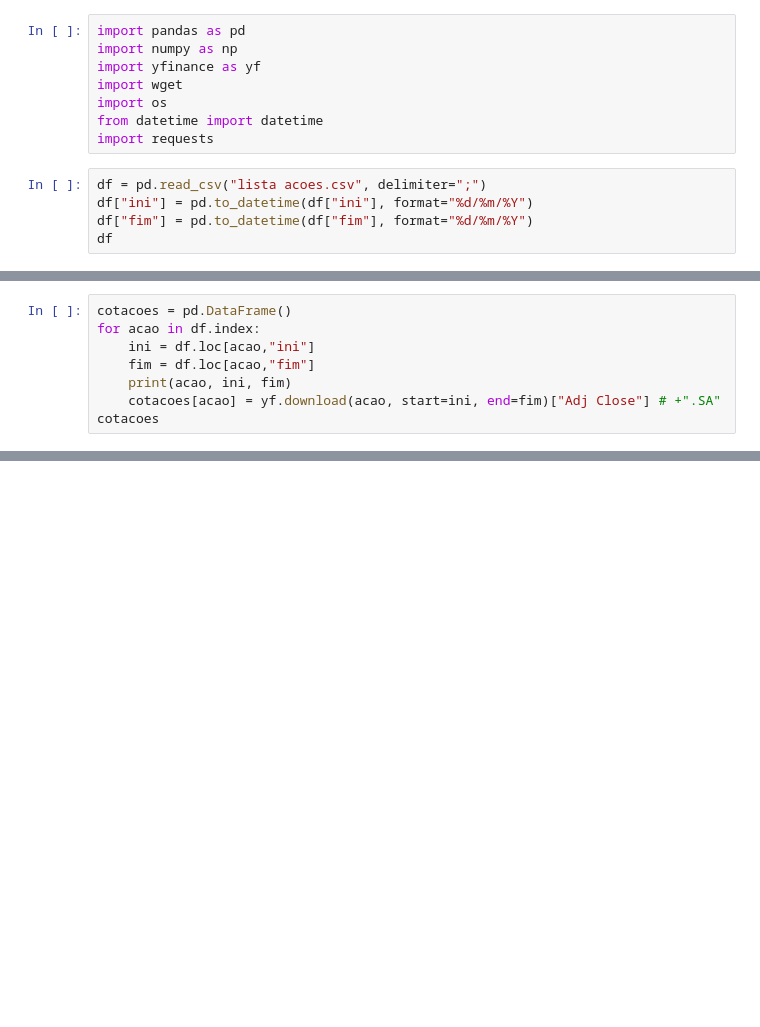
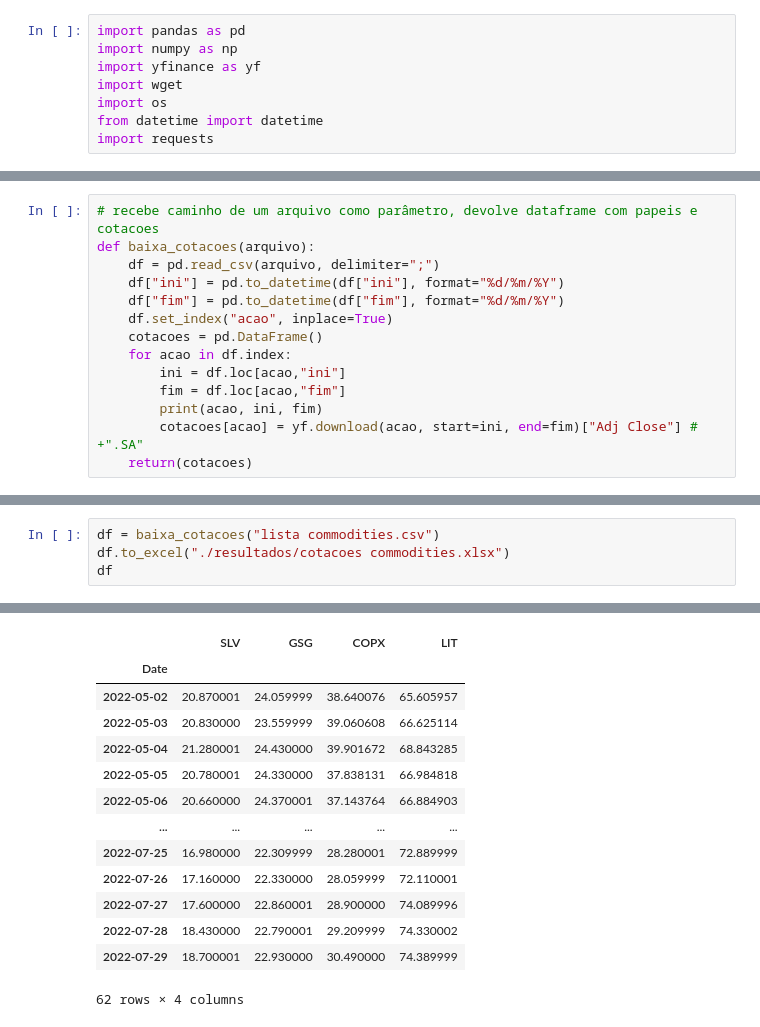
Before and after one commit to lambdavar/hub-do-investidor, a Jupyter notebook: baixa cotacoes.ipynb, the cells around one changed output, grey strips where cells are left out. Cells and saved outputs as stored; diff of their text form; blank space fills up the shorter version.

```diff
--- a/baixa cotacoes.ipynb
+++ b/baixa cotacoes.ipynb
@@ -6,8 +6,3 @@ import wget
 import os
 from datetime import datetime
 import requests
-# %%
-df = pd.read_csv("lista acoes.csv", delimiter=";")
-df["ini"] = pd.to_datetime(df["ini"], format="%d/%m/%Y")
-df["fim"] = pd.to_datetime(df["fim"], format="%d/%m/%Y")
-df
@@ -36,8 +9,14 @@ Index(['VALE3.SA', 'KLBN11.SA', 'MOVI3.SA', 'PNVL3.SA', 'RRRP3.SA', 'TTEN3.SA',
 # %%
-cotacoes = pd.DataFrame()
-for acao in df.index:
-    ini = df.loc[acao,"ini"]
-    fim = df.loc[acao,"fim"]
-    print(acao, ini, fim)
-    cotacoes[acao] = yf.download(acao, start=ini, end=fim)["Adj Close"] # +".SA"
-cotacoes
+# recebe caminho de um arquivo como parâmetro, devolve dataframe com papeis e cotacoes
+def baixa_cotacoes(arquivo):
+    df = pd.read_csv(arquivo, delimiter=";")
+    df["ini"] = pd.to_datetime(df["ini"], format="%d/%m/%Y")
+    df["fim"] = pd.to_datetime(df["fim"], format="%d/%m/%Y")
+    df.set_index("acao", inplace=True)
+    cotacoes = pd.DataFrame()
+    for acao in df.index:
+        ini = df.loc[acao,"ini"]
+        fim = df.loc[acao,"fim"]
+        print(acao, ini, fim)
+        cotacoes[acao] = yf.download(acao, start=ini, end=fim)["Adj Close"] # +".SA"
+    return(cotacoes)
@@ -167,0 +128,5 @@ precos_rf()
+# %%
+df = baixa_cotacoes("lista commodities.csv")
+df.to_excel("./resultados/cotacoes commodities.xlsx")
+df
+# %% [output]
@@ -167,0 +141,14 @@ precos_rf()
+|  | SLV | GSG | COPX | LIT |
+| Date |  |  |  |  |
+| 2022-05-02 | 20.870001 | 24.059999 | 38.640076 | 65.605957 |
+| 2022-05-03 | 20.830000 | 23.559999 | 39.060608 | 66.625114 |
+| 2022-05-04 | 21.280001 | 24.430000 | 39.901672 | 68.843285 |
+| 2022-05-05 | 20.780001 | 24.330000 | 37.838131 | 66.984818 |
+| 2022-05-06 | 20.660000 | 24.370001 | 37.143764 | 66.884903 |
+| ... | ... | ... | ... | ... |
+| 2022-07-25 | 16.980000 | 22.309999 | 28.280001 | 72.889999 |
+| 2022-07-26 | 17.160000 | 22.330000 | 28.059999 | 72.110001 |
+| 2022-07-27 | 17.600000 | 22.860001 | 28.900000 | 74.089996 |
+| 2022-07-28 | 18.430000 | 22.790001 | 29.209999 | 74.330002 |
+| 2022-07-29 | 18.700001 | 22.930000 | 30.490000 | 74.389999 |
+62 rows × 4 columns
```
Also changed, not shown: parts of 12 cells of this notebook, 6 other files.
